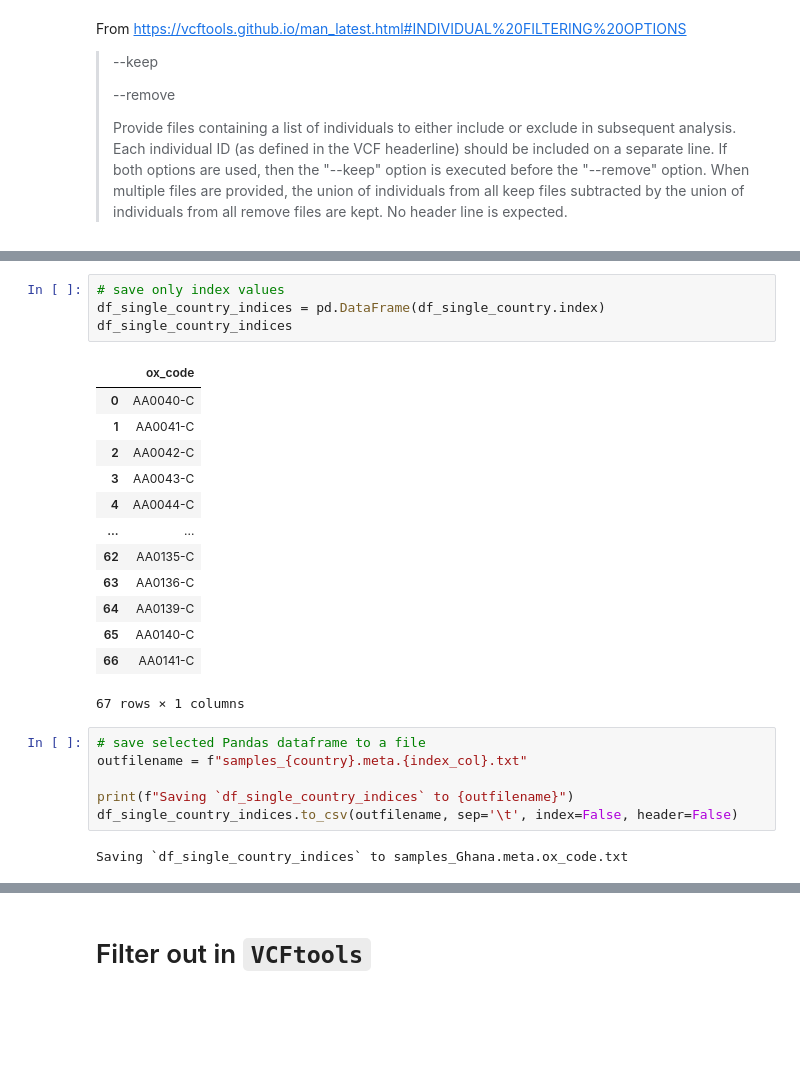
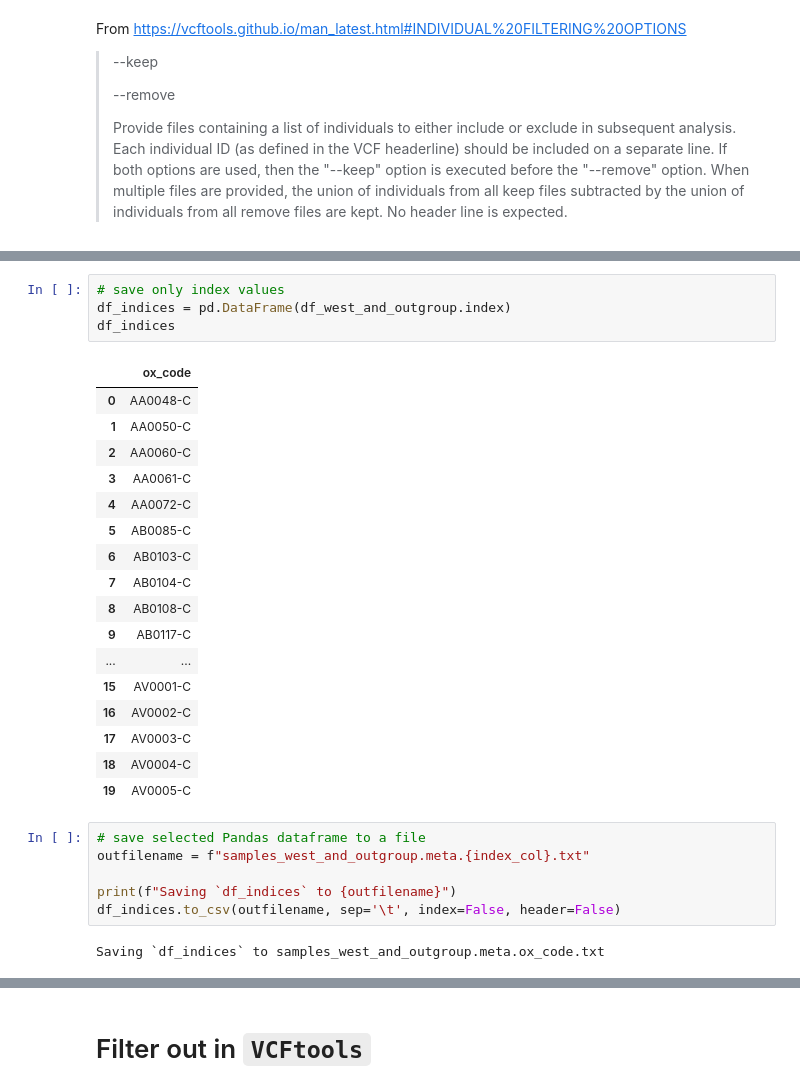
Before and after one commit to EvolutionQuant/PCA-MalariaGEN-WestAfrica, a Jupyter notebook: datasets/MalariaGEN/phase-2-ar1/samples/select_west_african_mosquitoes.ipynb, the cells around one changed output, grey strips where cells are left out. Cells and saved outputs as stored; diff of their text form; blank space fills up the shorter version.

Commit message:
Save selected individuals' indices to an outfile
Signed-off-by: Karel Ha <mathemage@gmail.com>

```diff
--- a/datasets/MalariaGEN/phase-2-ar1/samples/select_west_african_mosquitoes.ipynb
+++ b/datasets/MalariaGEN/phase-2-ar1/samples/select_west_african_mosquitoes.ipynb
@@ -239,29 +221,33 @@ df_single_country
 # %%
 # save only index values
-df_single_country_indices = pd.DataFrame(df_single_country.index)
-df_single_country_indices
+df_indices = pd.DataFrame(df_west_and_outgroup.index)
+df_indices
 # %% [output]
 |  | ox_code |
-| 0 | AA0040-C |
-| 1 | AA0041-C |
-| 2 | AA0042-C |
-| 3 | AA0043-C |
-| 4 | AA0044-C |
+| 0 | AA0048-C |
+| 1 | AA0050-C |
+| 2 | AA0060-C |
+| 3 | AA0061-C |
+| 4 | AA0072-C |
+| 5 | AB0085-C |
+| 6 | AB0103-C |
+| 7 | AB0104-C |
+| 8 | AB0108-C |
+| 9 | AB0117-C |
 | ... | ... |
-| 62 | AA0135-C |
-| 63 | AA0136-C |
-| 64 | AA0139-C |
-| 65 | AA0140-C |
-| 66 | AA0141-C |
+| 15 | AV0001-C |
+| 16 | AV0002-C |
+| 17 | AV0003-C |
+| 18 | AV0004-C |
+| 19 | AV0005-C |
-67 rows × 1 columns
 # %%
 # save selected Pandas dataframe to a file
-outfilename = f"samples_{country}.meta.{index_col}.txt"
+outfilename = f"samples_west_and_outgroup.meta.{index_col}.txt"
 
-print(f"Saving `df_single_country_indices` to {outfilename}")
-df_single_country_indices.to_csv(outfilename, sep='\t', index=False, header=False)
+print(f"Saving `df_indices` to {outfilename}")
+df_indices.to_csv(outfilename, sep='\t', index=False, header=False)
 # %% [output]
-Saving `df_single_country_indices` to samples_Ghana.meta.ox_code.txt
+Saving `df_indices` to samples_west_and_outgroup.meta.ox_code.txt
 # %%
 # display what is inside the saved file
 df_outfile = pd.read_csv(outfilename, sep='\t', header=None)
```
Also changed, not shown: parts of 2 cells of this notebook, 1 other file.
